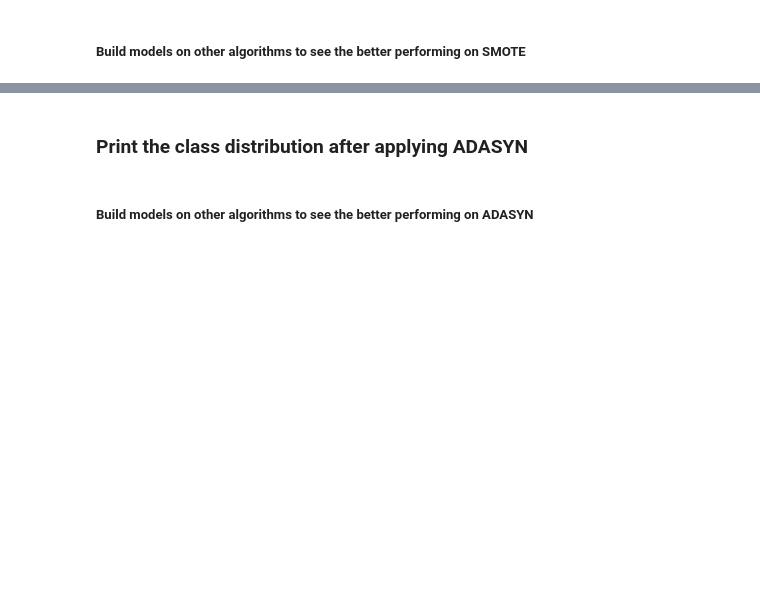
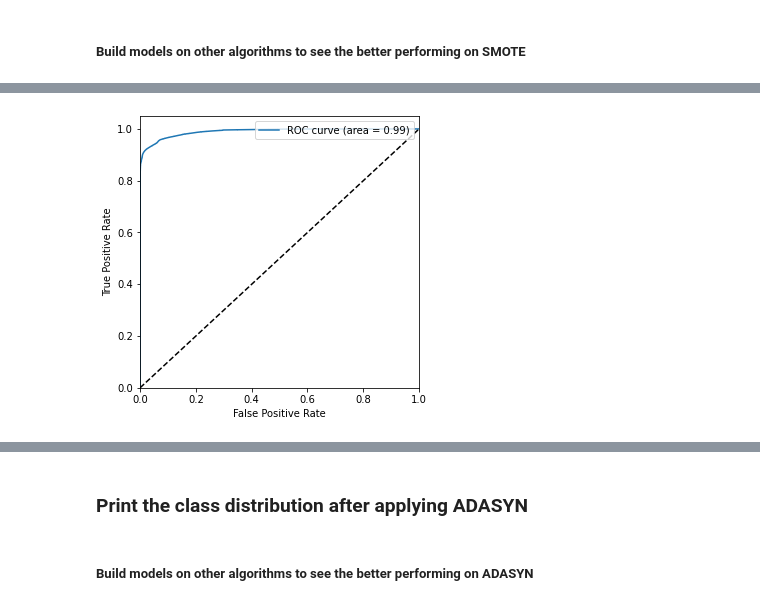
Before and after one commit to SurabhiTaneja/Credit-Card-Fraud-Detection, a Jupyter notebook: Credit_card_fraud_detection_Starter_code+.ipynb, the cells around one changed output, grey strips where cells are left out. Cells and saved outputs as stored; diff of their text form; code cells hidden in the pictures; blank space fills up the shorter version.

```diff
--- a/Credit_card_fraud_detection_Starter_code+.ipynb
+++ b/Credit_card_fraud_detection_Starter_code+.ipynb
@@ -1317,0 +1327,21 @@ plt.legend()
+# %%
+# Creating KFold object with 5 splits
+folds = KFold(n_splits=5, shuffle=True, random_state=4)
+
+# Specify params
+params = {"C": [0.01, 0.1, 1, 10, 100, 1000]}
+
+# Specifing score as roc-auc
+model = GridSearchCV(estimator = LogisticRegression(),
+                        param_grid = params,
+                        scoring= 'roc_auc',
+                        cv = folds,
+                        verbose = 1,
+                        return_train_score=True)
+
+# Fit the model
+model.fit(X_train_smote, y_train_smote)
+#print the evaluation result by choosing a evaluation metric
+print('Best ROC AUC score: ', model.best_score_)
+#print the optimum value of hyperparameters
+print('Best hyperparameters: ', model.best_params_)
@@ -1317,0 +1354,6 @@ plt.legend()
+# %%
+#Initializing the model using optimal params
+logistic_reg_smote_model = LogisticRegression(C=1000)
+# %%
+#Fitting the model
+logistic_reg_smote_model.fit(X_train_smote, y_train_smote)
@@ -1317,0 +1381,8 @@ plt.legend()
+# %%
+#Predicting the probabilities
+y_train_prob_smote = logistic_reg_smote_model.predict_proba(X_train_smote)[:,1]
+# %%
+#ROC _ AUC curve
+plot_roc_auc_curve(y_train_smote,y_train_prob_smote)
+# %% [output]
+[figure, added]
```
Also changed, not shown: parts of 34 cells of this notebook.
